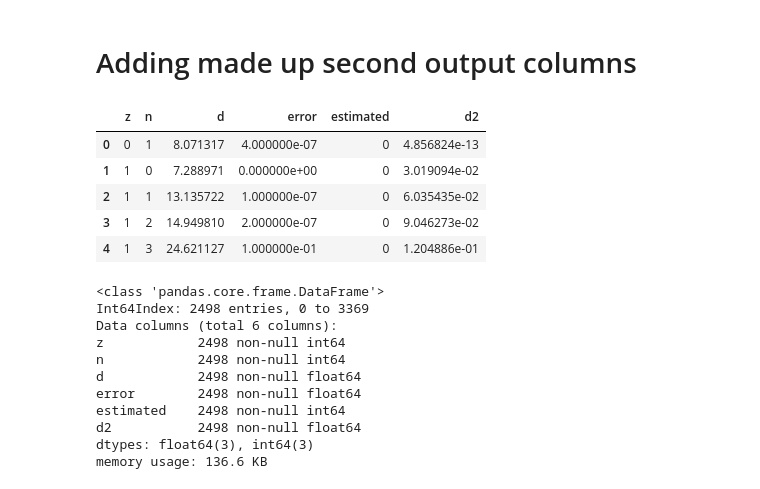
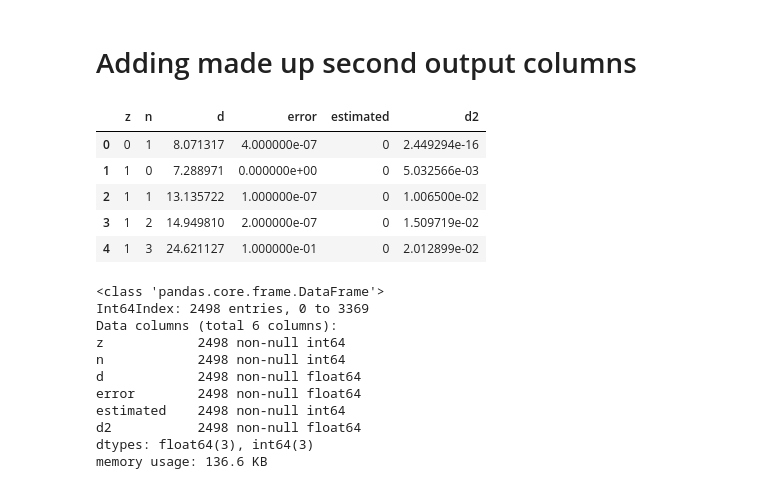
Before and after one commit to HMercer/anns_jupyter, a Jupyter notebook: nuclei/nuclei-updated-multioutput/nuclei-multioutput.ipynb, the cells around one changed output. Cells and saved outputs as stored; diff of their text form; code cells hidden in the pictures.

```diff
--- a/nuclei/nuclei-updated-multioutput/nuclei-multioutput.ipynb
+++ b/nuclei/nuclei-updated-multioutput/nuclei-multioutput.ipynb
@@ -94,16 +96,16 @@ dtype: int64
 # Adding made up second output columns
 # %%
 n_rows = df['z'].count()
-made_up_values = np.sin(np.linspace(-10000*np.pi, 10000*np.pi, n_rows))
+made_up_values = np.sin(np.linspace(-2 * np.pi, 2 * np.pi, n_rows))
 df["d2"] = made_up_values
 df.head()
 # %% [output]
 |  | z | n | d | error | estimated | d2 |
-| 0 | 0 | 1 | 8.071317 | 4.000000e-07 | 0 | 4.856824e-13 |
-| 1 | 1 | 0 | 7.288971 | 0.000000e+00 | 0 | 3.019094e-02 |
-| 2 | 1 | 1 | 13.135722 | 1.000000e-07 | 0 | 6.035435e-02 |
-| 3 | 1 | 2 | 14.949810 | 2.000000e-07 | 0 | 9.046273e-02 |
-| 4 | 1 | 3 | 24.621127 | 1.000000e-01 | 0 | 1.204886e-01 |
+| 0 | 0 | 1 | 8.071317 | 4.000000e-07 | 0 | 2.449294e-16 |
+| 1 | 1 | 0 | 7.288971 | 0.000000e+00 | 0 | 5.032566e-03 |
+| 2 | 1 | 1 | 13.135722 | 1.000000e-07 | 0 | 1.006500e-02 |
+| 3 | 1 | 2 | 14.949810 | 2.000000e-07 | 0 | 1.509719e-02 |
+| 4 | 1 | 3 | 24.621127 | 1.000000e-01 | 0 | 2.012899e-02 |
 # %%
 df.info()
 # %% [output]
```
Also changed, not shown: parts of 55 cells of this notebook, 56 other files.
